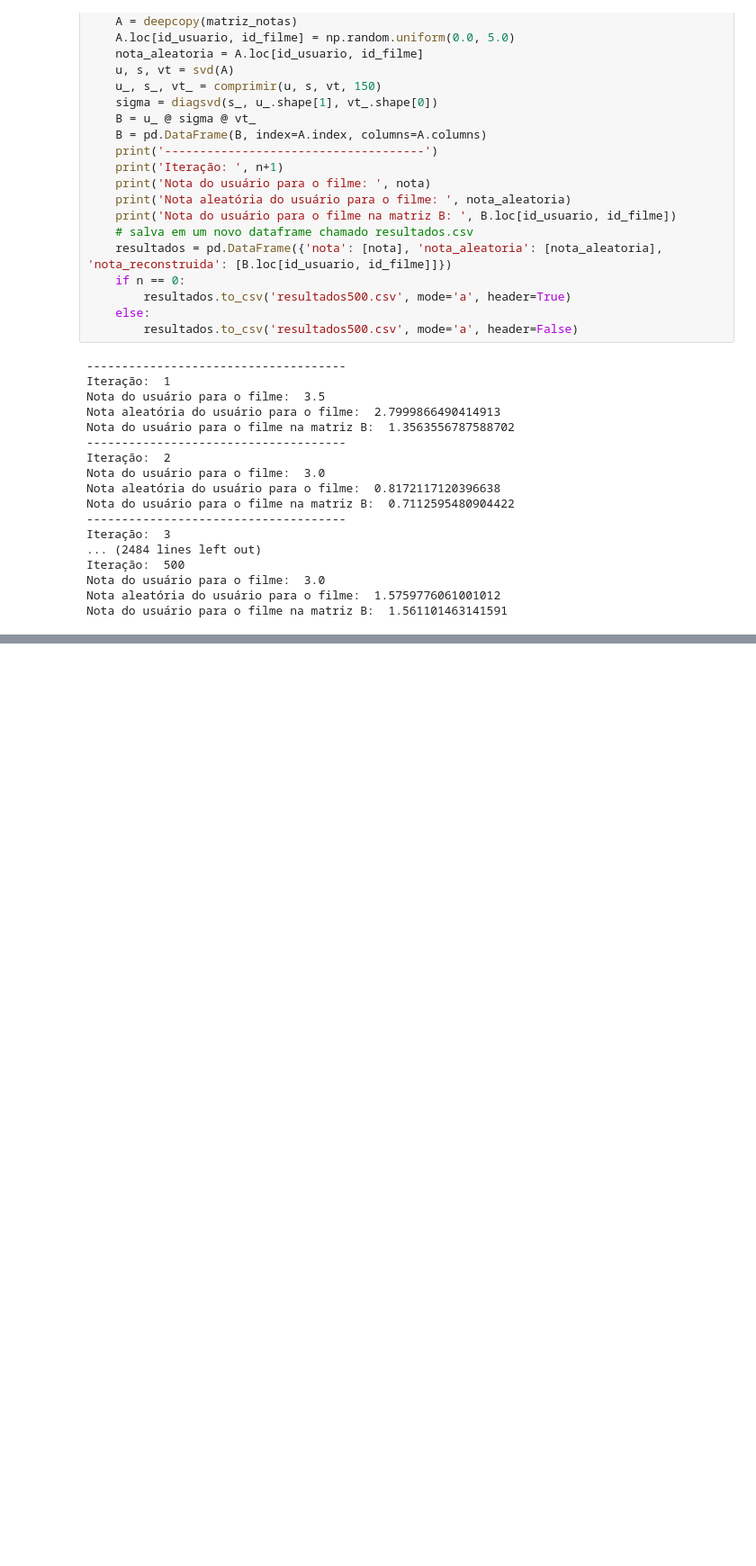
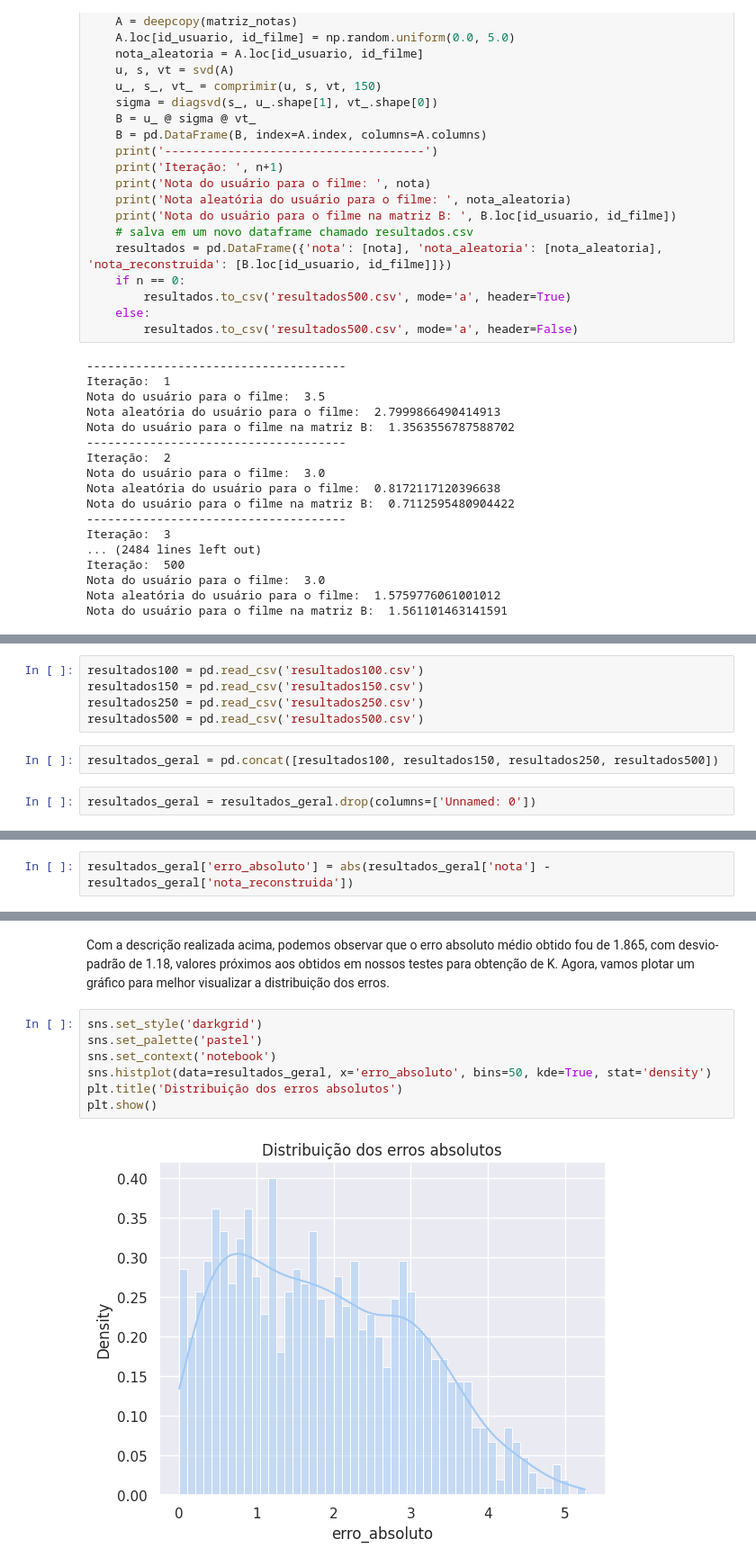
Before and after one commit to EduardoMVAz/Alpha-Netflix-Challenge, a Jupyter notebook: demo.ipynb, the cells around one changed output, grey strips where cells are left out. Shown at 90% size. Saved outputs shown, nothing was run; the diff lists cells and outputs as text; blank space fills up the shorter version.

```diff
--- a/demo.ipynb
+++ b/demo.ipynb
@@ -278,0 +285,9 @@ Em todas nossas iteracoes, usamos a teoria presente no Readme, e conseguimos red
+# %%
+resultados100 = pd.read_csv('resultados100.csv')
+resultados150 = pd.read_csv('resultados150.csv')
+resultados250 = pd.read_csv('resultados250.csv')
+resultados500 = pd.read_csv('resultados500.csv')
+# %%
+resultados_geral = pd.concat([resultados100, resultados150, resultados250, resultados500])
+# %%
+resultados_geral = resultados_geral.drop(columns=['Unnamed: 0'])
@@ -278,0 +317,2 @@ Em todas nossas iteracoes, usamos a teoria presente no Readme, e conseguimos red
+# %%
+resultados_geral['erro_absoluto'] = abs(resultados_geral['nota'] - resultados_geral['nota_reconstruida'])
@@ -278,0 +340,11 @@ Em todas nossas iteracoes, usamos a teoria presente no Readme, e conseguimos red
+# %% [markdown]
+Com a descrição realizada acima, podemos observar que o erro absoluto médio obtido fou de 1.865, com desvio-padrão de 1.18, valores próximos aos obtidos em nossos testes para obtenção de K. Agora, vamos plotar um gráfico para melhor visualizar a distribuição dos erros.
+# %%
+sns.set_style('darkgrid')
+sns.set_palette('pastel')
+sns.set_context('notebook')
+sns.histplot(data=resultados_geral, x='erro_absoluto', bins=50, kde=True, stat='density')
+plt.title('Distribuição dos erros absolutos')
+plt.show()
+# %% [output]
+[figure, added]
```
Also changed, not shown: parts of 10 cells of this notebook, 1 other file.
